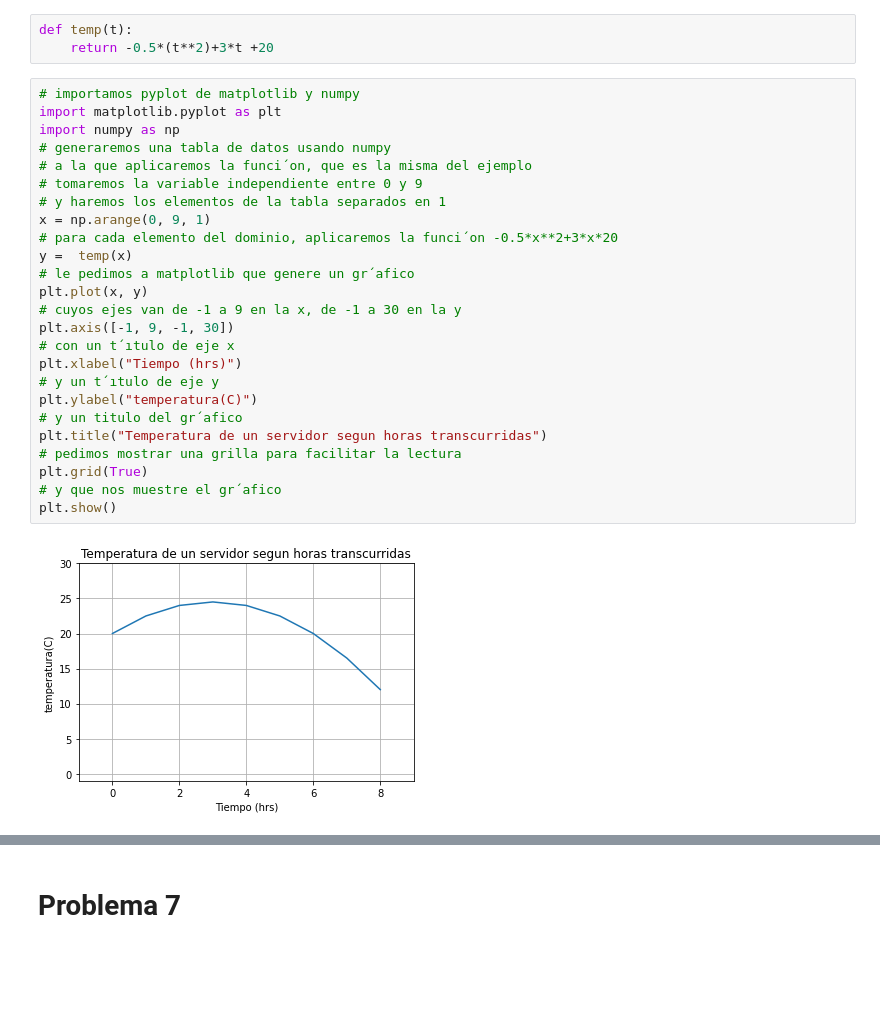
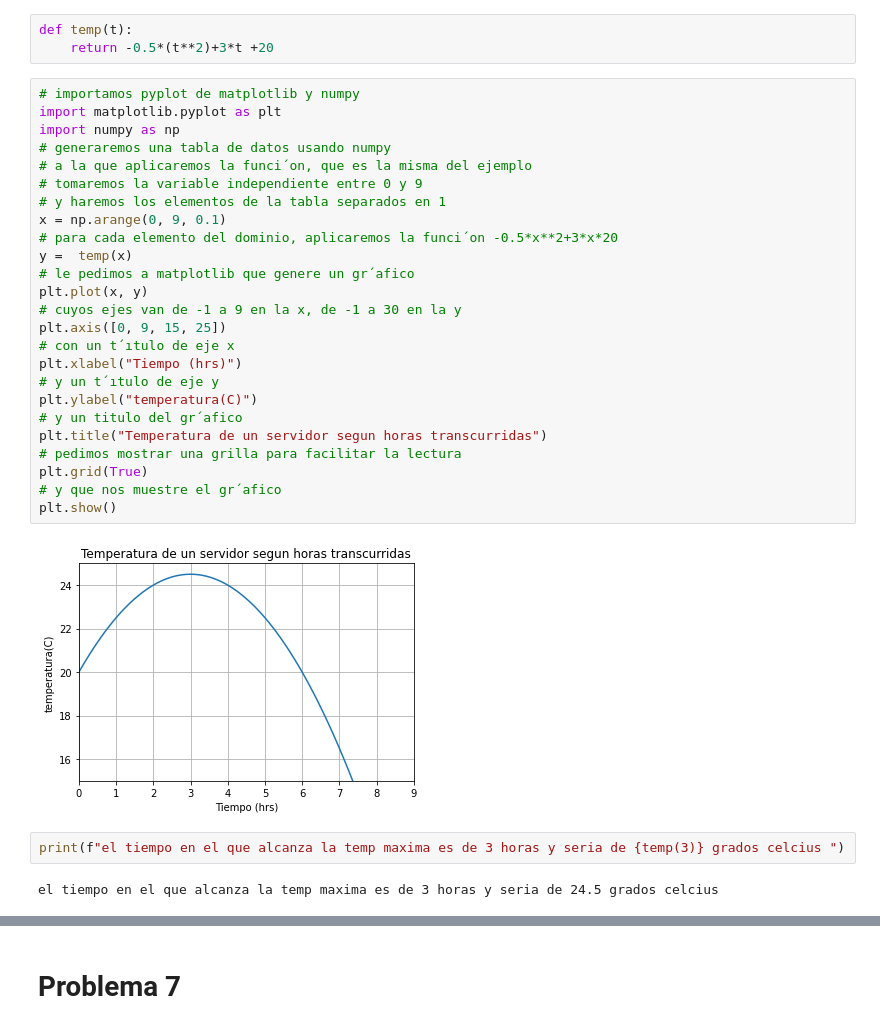
Before and after one commit to matikkkkk/PYTHOOON, a Jupyter notebook: matematicaApli/G1_Funciones.ipynb, the cells around one changed output, grey strips where cells are left out. Saved outputs shown, nothing was run; the diff lists cells and outputs as text; blank space fills up the shorter version.

```diff
--- a/matematicaApli/G1_Funciones.ipynb
+++ b/matematicaApli/G1_Funciones.ipynb
@@ -193,27 +193,31 @@ def temp(t):
 # %%
 # importamos pyplot de matplotlib y numpy
 import matplotlib.pyplot as plt
 import numpy as np
 # generaremos una tabla de datos usando numpy
 # a la que aplicaremos la funci´on, que es la misma del ejemplo
 # tomaremos la variable independiente entre 0 y 9
 # y haremos los elementos de la tabla separados en 1
-x = np.arange(0, 9, 1)
+x = np.arange(0, 9, 0.1)
 # para cada elemento del dominio, aplicaremos la funci´on -0.5*x**2+3*x*20
 y =  temp(x)
 # le pedimos a matplotlib que genere un gr´afico
 plt.plot(x, y)
 # cuyos ejes van de -1 a 9 en la x, de -1 a 30 en la y
-plt.axis([-1, 9, -1, 30])
+plt.axis([0, 9, 15, 25])
 # con un t´ıtulo de eje x
 plt.xlabel("Tiempo (hrs)")
 # y un t´ıtulo de eje y
 plt.ylabel("temperatura(C)")
 # y un titulo del gr´afico
 plt.title("Temperatura de un servidor segun horas transcurridas")
 # pedimos mostrar una grilla para facilitar la lectura
 plt.grid(True)
 # y que nos muestre el gr´afico
 plt.show()
 # %% [output]
-[figure, old version]
+[figure, new version]
+# %%
+print(f"el tiempo en el que alcanza la temp maxima es de 3 horas y seria de {temp(3)} grados celcius ")
+# %% [output]
+el tiempo en el que alcanza la temp maxima es de 3 horas y seria de 24.5 grados celcius
```
Also changed, not shown: parts of 5 cells of this notebook.
